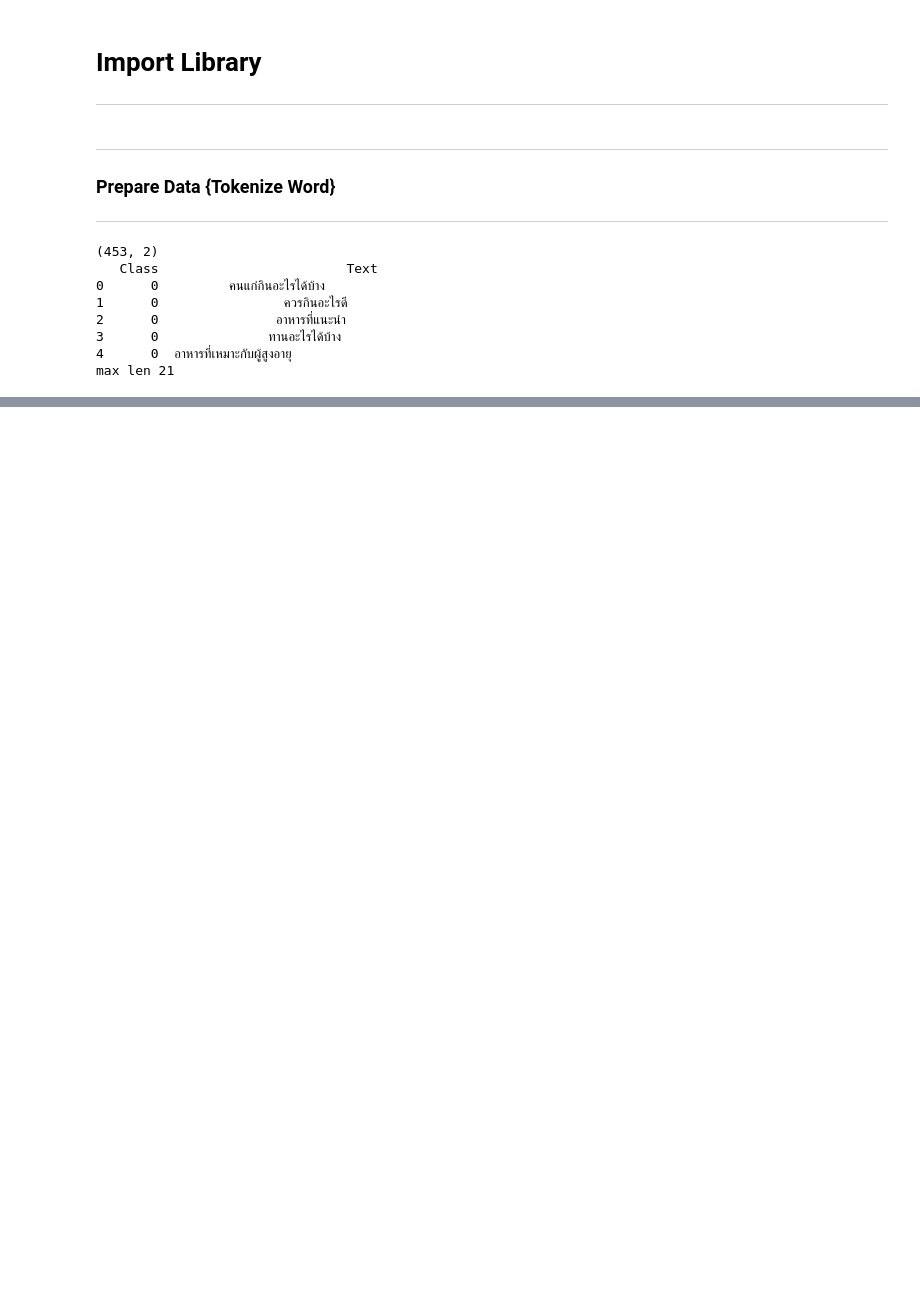
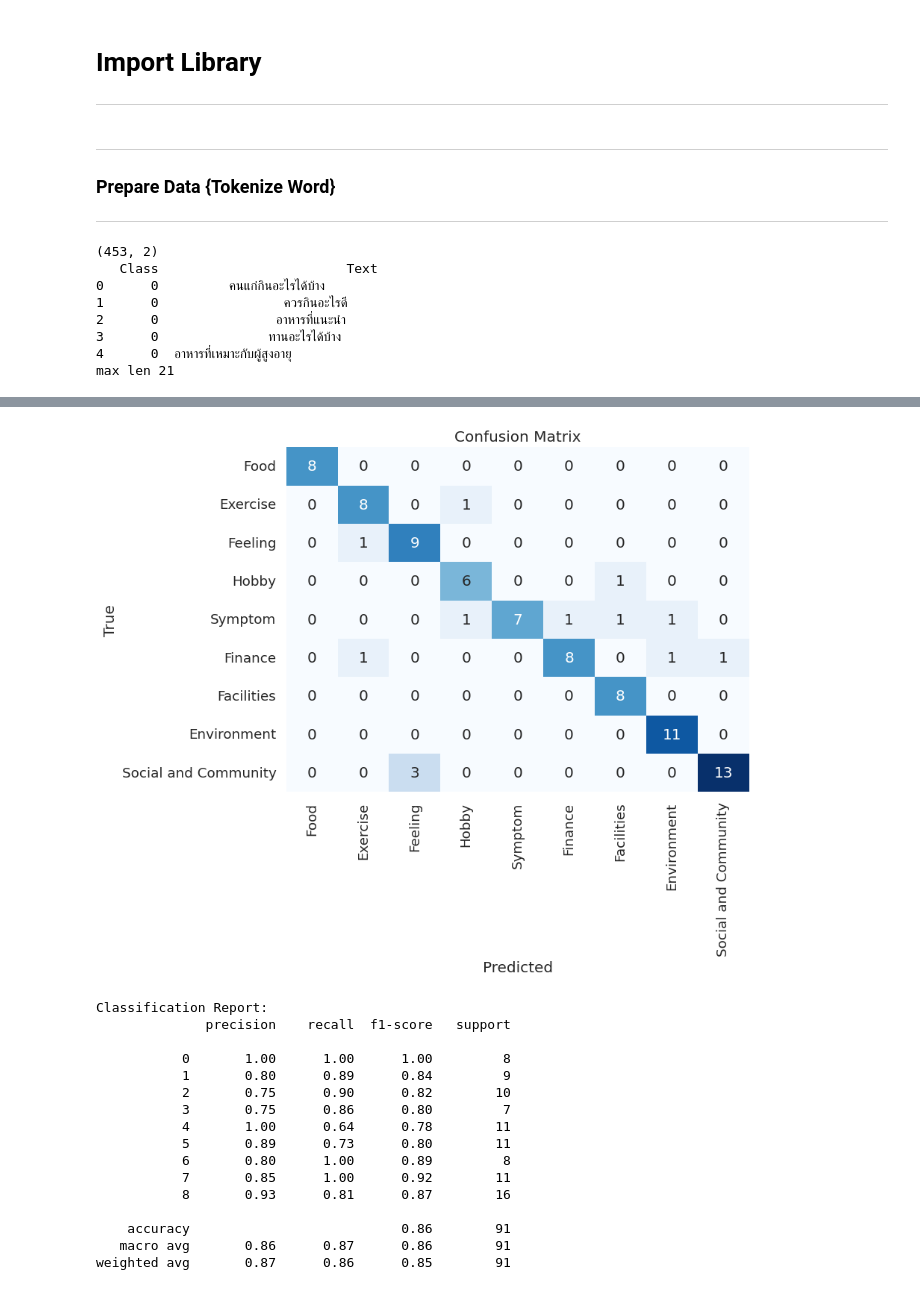
Before and after one commit to MoreINV8/NLP-Project, a Jupyter notebook: project.ipynb, the cells around one changed output, grey strips where cells are left out. Drawn from its saved outputs; the diff is of its cells as text; code cells hidden in the pictures; blank space fills up the shorter version.

```diff
--- a/project.ipynb
+++ b/project.ipynb
@@ -164,0 +165,56 @@ weighted avg       0.87      0.85      0.83        91
+# %%
+import numpy as np
+import matplotlib.pyplot as plt
+import seaborn as sns
+from sklearn.metrics import confusion_matrix
+from sklearn.metrics import classification_report
+
+# Assuming you've already defined `yTest` and `y_predict` as mentioned in your code.
+
+# Calculate the confusion matrix
+cm = confusion_matrix(np.argmax(yTest, axis=1), y_predict)
+
+# Set up labels for the classes
+class_names = [
+    "Food",
+    "Exercise",
+    "Feeling",
+    "Hobby",
+    "Symptom",
+    "Finance",
+    "Facilities",
+    "Environment",
+    "Social and Community"
+]
+
+# Plot the confusion matrix
+plt.figure(figsize=(8, 6))
+sns.set(font_scale=1.2)  # Adjust font size if needed
+sns.heatmap(cm, annot=True, fmt='d', cmap='Blues', cbar=False, xticklabels=class_names, yticklabels=class_names)
+plt.xlabel('Predicted')
+plt.ylabel('True')
+plt.title('Confusion Matrix')
+plt.show()
+
+# Optionally, you can also print the classification report
+report = classification_report(np.argmax(yTest, axis=1), y_predict)
+print("Classification Report:")
+print(report)
+# %% [output]
+[figure, added]
+Classification Report:
+              precision    recall  f1-score   support
+
+           0       1.00      1.00      1.00         8
+           1       0.80      0.89      0.84         9
+           2       0.75      0.90      0.82        10
+           3       0.75      0.86      0.80         7
+           4       1.00      0.64      0.78        11
+           5       0.89      0.73      0.80        11
+           6       0.80      1.00      0.89         8
+           7       0.85      1.00      0.92        11
+           8       0.93      0.81      0.87        16
+
+    accuracy                           0.86        91
+   macro avg       0.86      0.87      0.86        91
+weighted avg       0.87      0.86      0.85        91
```
Also changed, not shown: parts of 20 cells of this notebook.
